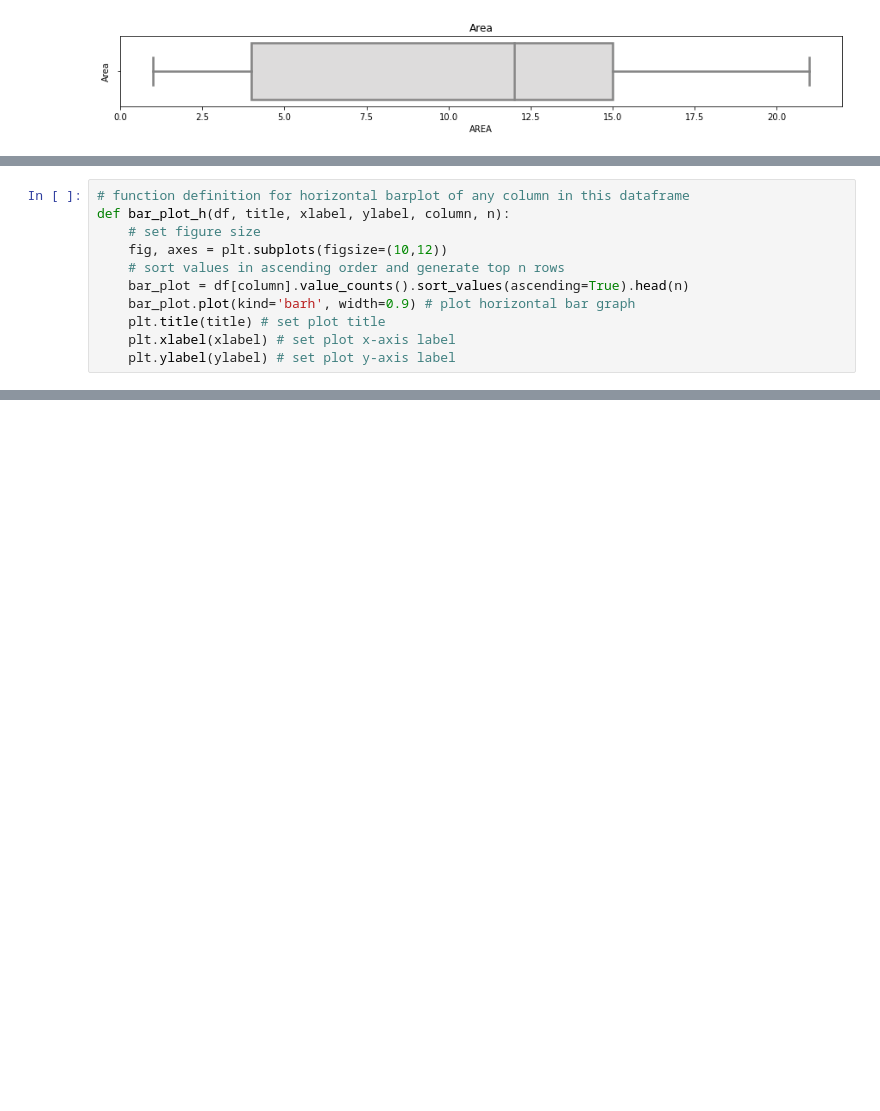
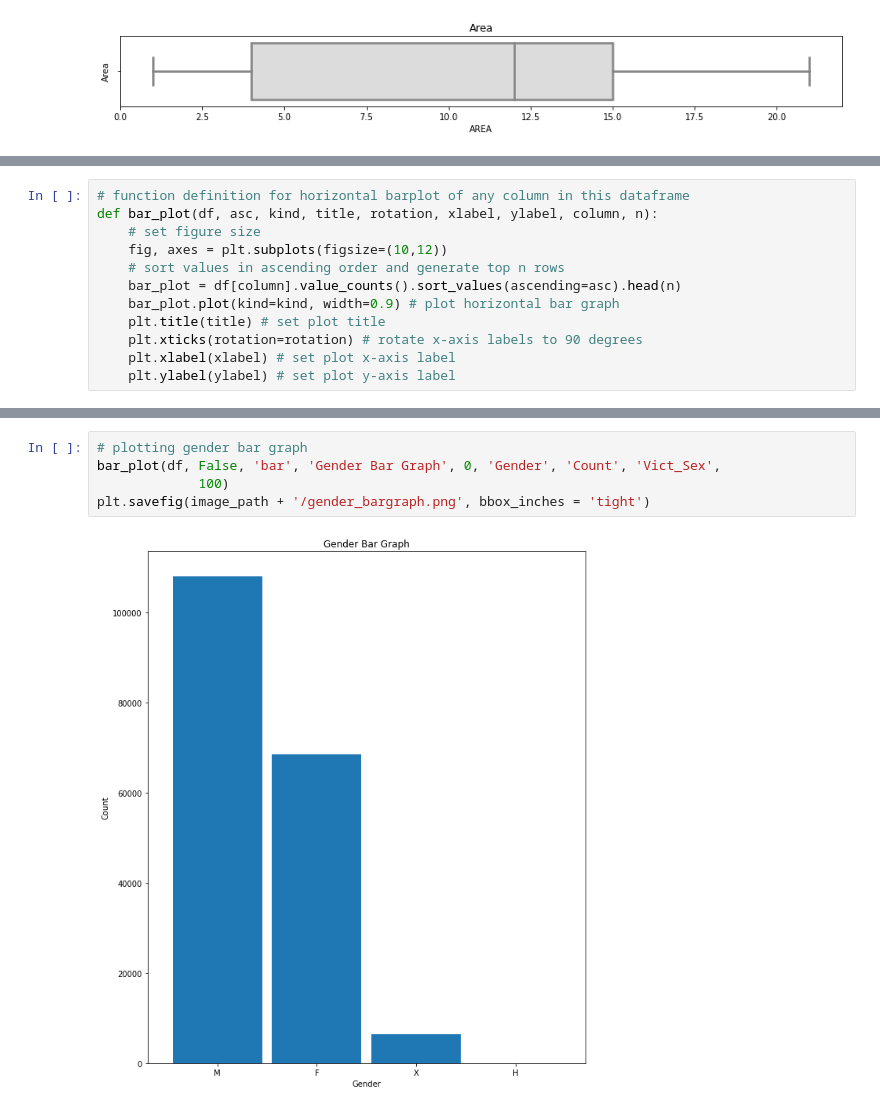
Before and after one commit to MSADS-Capstone/navigating_crime, a Jupyter notebook: Code Library/data_exploration_phase1.ipynb, the cells around one changed output, grey strips where cells are left out. Saved outputs shown, nothing was run; the diff lists cells and outputs as text; blank space fills up the shorter version.

Commit message:
updated data exploration; re-functionalized bar_plot()

```diff
--- a/Code Library/data_exploration_phase1.ipynb
+++ b/Code Library/data_exploration_phase1.ipynb
@@ -357,12 +357,13 @@ The distribution is negatively skewed.
 # %%
 # function definition for horizontal barplot of any column in this dataframe
-def bar_plot_h(df, title, xlabel, ylabel, column, n):
+def bar_plot(df, asc, kind, title, rotation, xlabel, ylabel, column, n):
     # set figure size
     fig, axes = plt.subplots(figsize=(10,12))
     # sort values in ascending order and generate top n rows
-    bar_plot = df[column].value_counts().sort_values(ascending=True).head(n)
-    bar_plot.plot(kind='barh', width=0.9) # plot horizontal bar graph
+    bar_plot = df[column].value_counts().sort_values(ascending=asc).head(n)
+    bar_plot.plot(kind=kind, width=0.9) # plot horizontal bar graph
     plt.title(title) # set plot title
+    plt.xticks(rotation=rotation) # rotate x-axis labels to 90 degrees
     plt.xlabel(xlabel) # set plot x-axis label
     plt.ylabel(ylabel) # set plot y-axis label
 # %%
@@ -381,3 +387,10 @@ bar_plot_h(df, 'Bar Graph of Weapon Used', 'Count', 'Weapon Used', 'Weapon_Desc'
 plt.savefig(image_path + '/weapon_used_bargraph.png', bbox_inches = 'tight')
 # %% [output]
 [figure]
+# %%
+# plotting gender bar graph
+bar_plot(df, False, 'bar', 'Gender Bar Graph', 0, 'Gender', 'Count', 'Vict_Sex',
+             100)
+plt.savefig(image_path + '/gender_bargraph.png', bbox_inches = 'tight')
+# %% [output]
+[figure, added]
```
Also changed, not shown: parts of 6 cells of this notebook, 4 other files.
